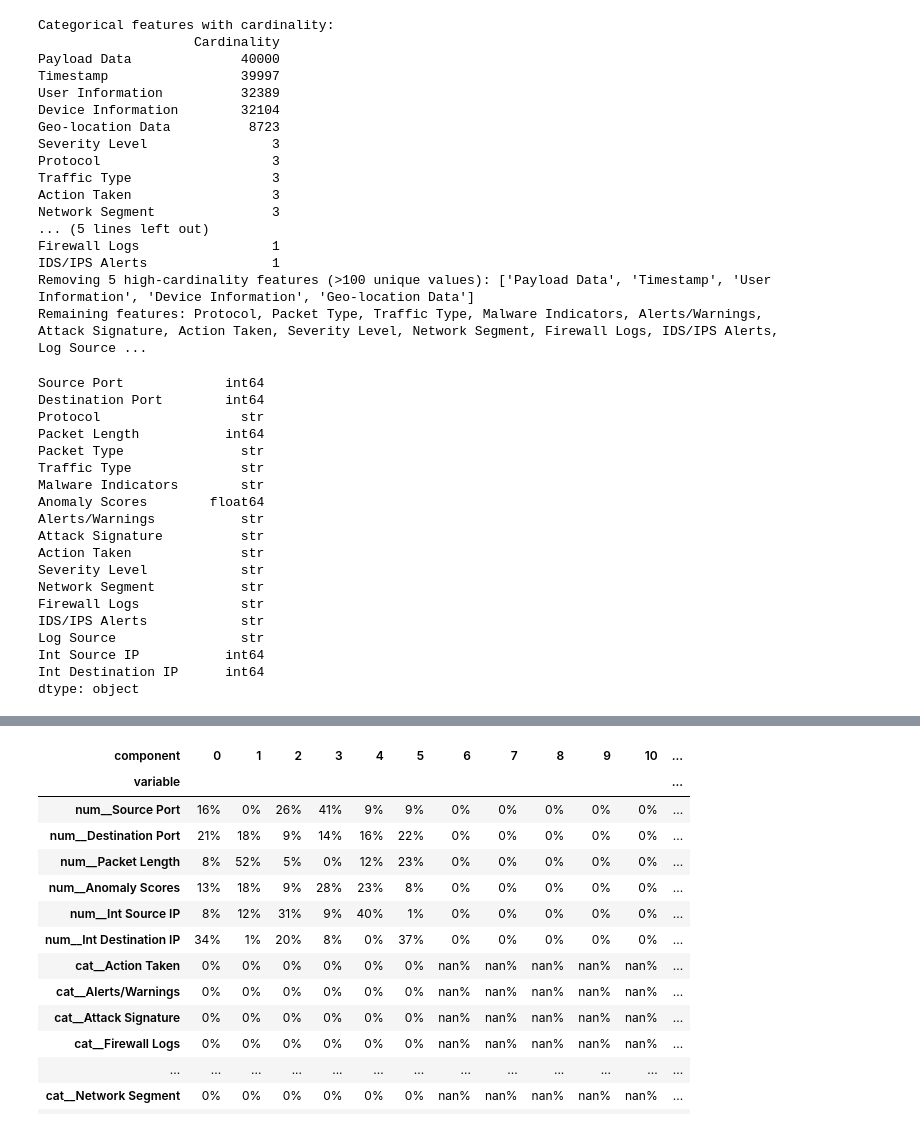
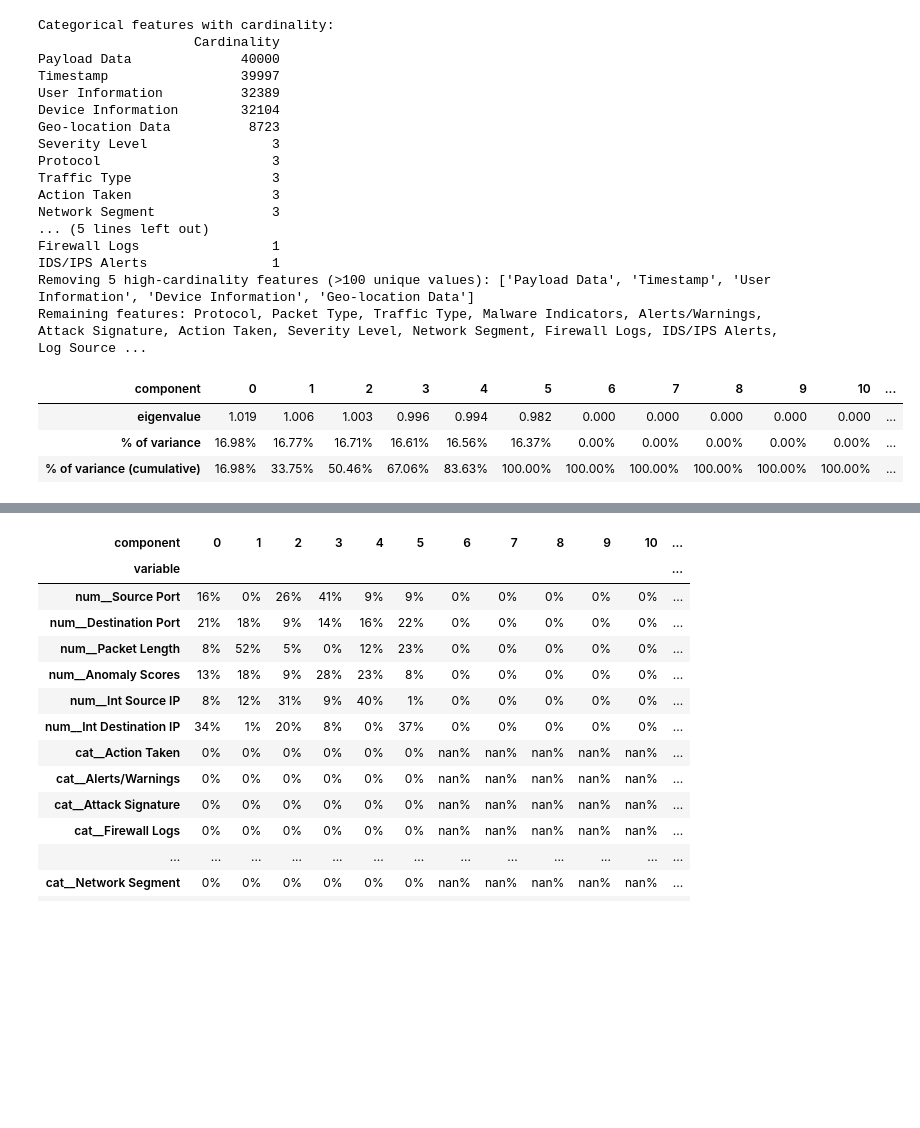
Before and after one commit to florianrst/CyberSecurity_ML, a Jupyter notebook: Main_Notebook.ipynb, the cells around one changed output, grey strips where cells are left out. Cells and saved outputs as stored; diff of their text form; code cells hidden in the pictures; blank space fills up the shorter version.

```diff
--- a/Main_Notebook.ipynb
+++ b/Main_Notebook.ipynb
@@ -559,52 +568,39 @@ Firewall Logs                 1
 IDS/IPS Alerts                1
 Removing 5 high-cardinality features (>100 unique values): ['Payload Data', 'Timestamp', 'User Information', 'Device Information', 'Geo-location Data']
 Remaining features: Protocol, Packet Type, Traffic Type, Malware Indicators, Alerts/Warnings, Attack Signature, Action Taken, Severity Level, Network Segment, Firewall Logs, IDS/IPS Alerts, Log Source ...
-# %%
-X_lowcard.dtypes
-# %% [output]
-Source Port             int64
-Destination Port        int64
-Protocol                  str
-Packet Length           int64
-Packet Type               str
-Traffic Type              str
-Malware Indicators        str
-Anomaly Scores        float64
-Alerts/Warnings           str
-Attack Signature          str
-Action Taken              str
-Severity Level            str
-Network Segment           str
-Firewall Logs             str
-IDS/IPS Alerts            str
-Log Source                str
-Int Source IP           int64
-Int Destination IP      int64
-dtype: object
 # %%
 cat_cols = X_lowcard.select_dtypes(include=["object","str"]).columns
 num_cols = X_lowcard.select_dtypes(include="number").columns
 passthrough_columns = [col for col in X_lowcard.columns if col not in cat_cols and col not in num_cols]
 
 numeric_transformer = Pipeline(
         steps = [
             ("imputer", SimpleImputer(strategy="mean")),
             ("scaler", StandardScaler())
         ])
 
 cat_transformer = Pipeline([
-        ("imputer", SimpleImputer(strategy="constant", fill_value="unknown")),
+        ("imputer", SimpleImputer(strategy="constant", fill_value="None")),
         ])
 
 preprocessor = ColumnTransformer(
         transformers=[
             ("cat", cat_transformer, cat_cols),
             ("num", numeric_transformer, num_cols)
         ]).set_output(transform="pandas")
 
 x_processed = preprocessor.fit_transform(X_lowcard)
 cat_cols = x_processed.select_dtypes(include=["object","str"]).columns
 num_cols = x_processed.select_dtypes(include="number").columns
 passthrough_columns = [col for col in X_lowcard.columns if col not in cat_cols and col not in num_cols]
 x_processed[cat_cols] = x_processed[cat_cols].astype("category")
 x_processed[num_cols] = x_processed[num_cols].astype("float32")
+
+famd = FAMD(n_components=x_processed.shape[1], n_iter=3, random_state=RANDOM_STATE)
+famd.fit(x_processed)
+famd.eigenvalues_summary.T
+# %% [output]
+| component | 0 | 1 | 2 | 3 | 4 | 5 | 6 | 7 | 8 | 9 | 10 | ... |
+| eigenvalue | 1.019 | 1.006 | 1.003 | 0.996 | 0.994 | 0.982 | 0.000 | 0.000 | 0.000 | 0.000 | 0.000 | ... |
+| % of variance | 16.98% | 16.77% | 16.71% | 16.61% | 16.56% | 16.37% | 0.00% | 0.00% | 0.00% | 0.00% | 0.00% | ... |
+| % of variance (cumulative) | 16.98% | 33.75% | 50.46% | 67.06% | 83.63% | 100.00% | 100.00% | 100.00% | 100.00% | 100.00% | 100.00% | ... |
```
Also changed, not shown: parts of 27 cells of this notebook, 4 other files.
